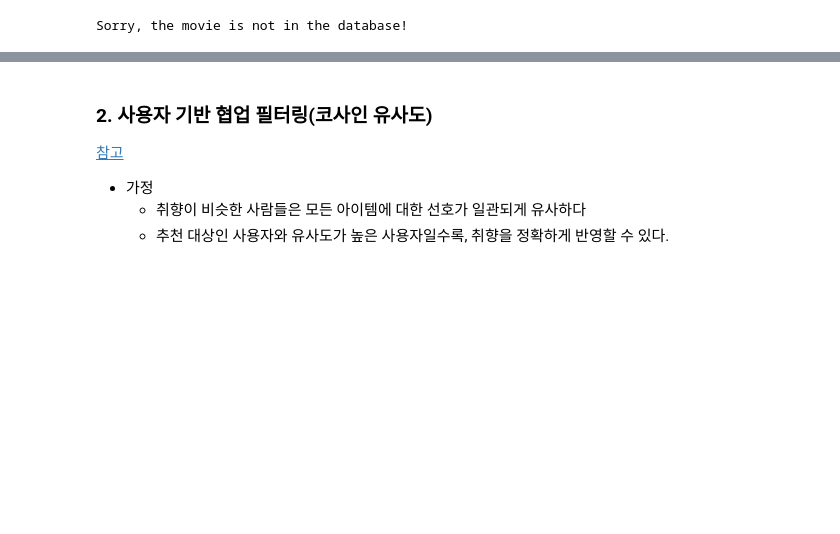
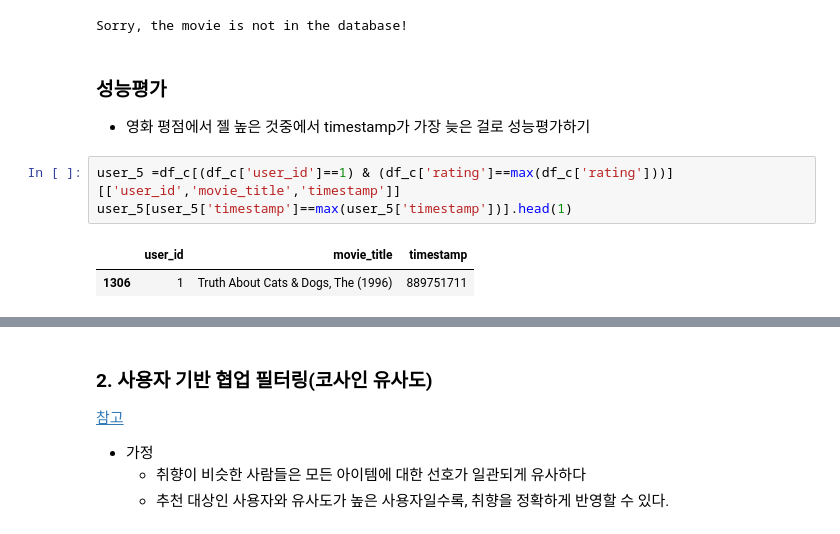
Before and after one commit to hyuna0926/ds-sa-cp2, a Jupyter notebook: 1_20~21_cp2.ipynb, the cells around one changed output, grey strips where cells are left out. Saved outputs shown, nothing was run; the diff lists cells and outputs as text; blank space fills up the shorter version.

```diff
--- a/1_20~21_cp2.ipynb
+++ b/1_20~21_cp2.ipynb
@@ -287,3 +284,12 @@ Name: Godfather, The (1972), dtype: float64
 get_item_cf('nono')
 # %% [output]
 Sorry, the movie is not in the database!
+# %% [markdown]
+### 성능평가
+- 영화 평점에서 젤 높은 것중에서 timestamp가 가장 늦은 걸로 성능평가하기
+# %%
+user_5 =df_c[(df_c['user_id']==1) & (df_c['rating']==max(df_c['rating']))][['user_id','movie_title','timestamp']]
+user_5[user_5['timestamp']==max(user_5['timestamp'])].head(1)
+# %% [output]
+|  | user_id | movie_title | timestamp |
+| 1306 | 1 | Truth About Cats & Dogs, The (1996) | 889751711 |
```
Also changed, not shown: parts of 11 cells of this notebook.
